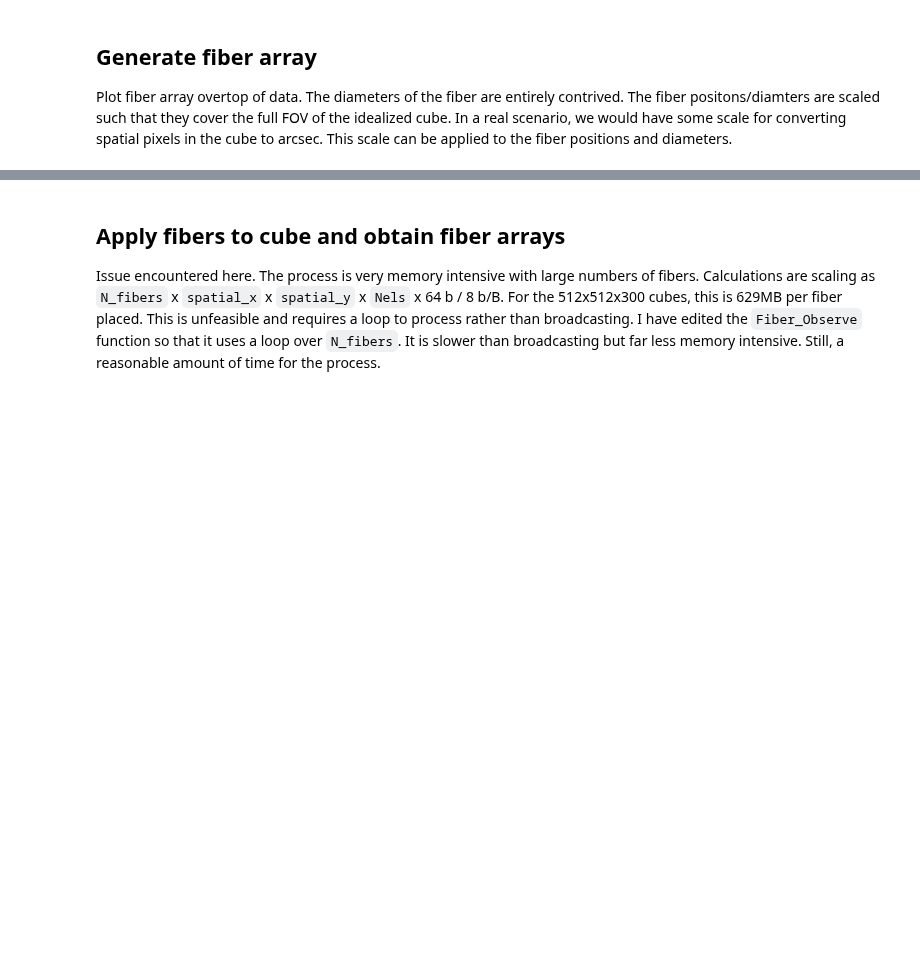
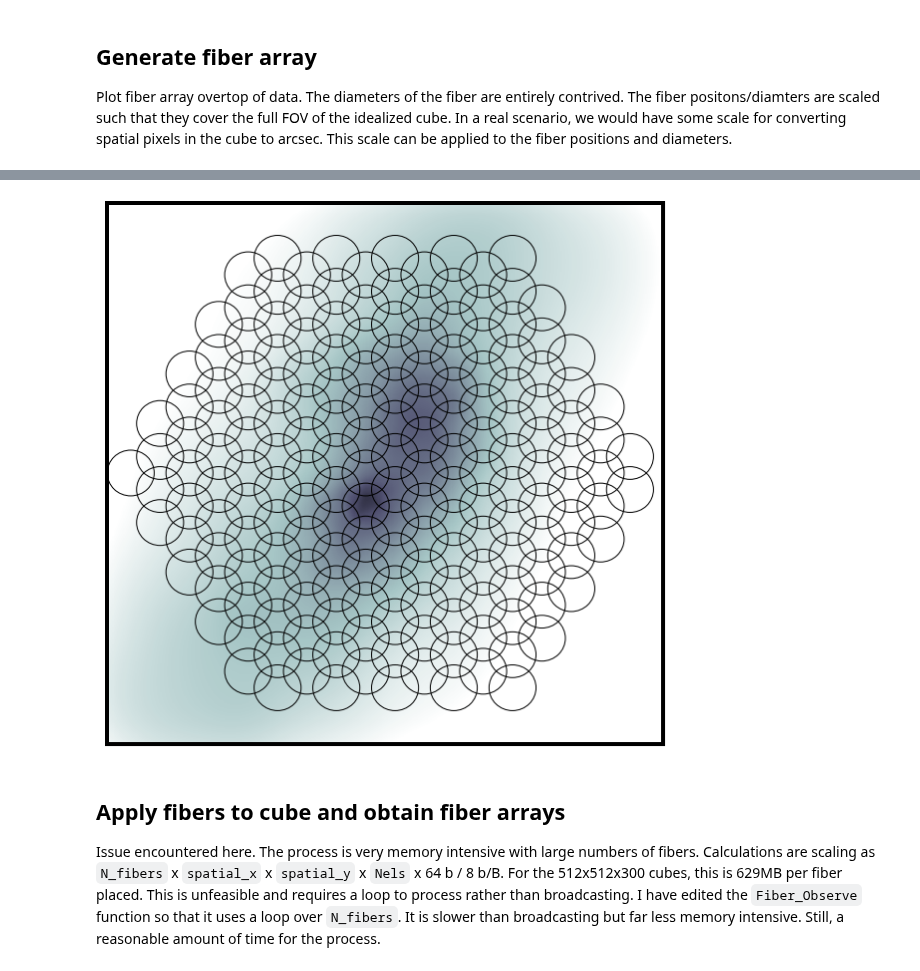
Before and after one commit to cbottrell/RealSim-IFS, a Jupyter notebook: TNG-100_Kinematics_Tests.ipynb, the cells around one changed output, grey strips where cells are left out. Drawn from its saved outputs; the diff is of its cells as text; code cells hidden in the pictures; blank space fills up the shorter version.

```diff
--- a/TNG-100_Kinematics_Tests.ipynb
+++ b/TNG-100_Kinematics_Tests.ipynb
@@ -170,0 +180,91 @@ ax.set_ylim(0,data_shape[1])
+# %%
+import numpy as np
+from astropy.io import fits
+import matplotlib.pyplot as plt
+import RealSim_IFS
+import os,sys,time
+from shutil import copy as cp
+from copy import copy
+from matplotlib.patches import Circle
+
+def add_colorbar(im,ax,label,colour='white'):
+    axin = ax.inset_axes(
+            [0.05,0.05, 0.9, 0.025], transform=ax.transAxes)
+    cbar = plt.colorbar(im, cax=axin, orientation='horizontal')
+    cbar.ax.tick_params(color=colour, labelcolor=colour,direction='in',labeltop=1,
+                        labelbottom=0,top=1,bottom=0, width=1, labelsize=14)
+    cbar.set_label(label, color=colour, size=12)
+    cbar.ax.xaxis.set_label_position('top')
+    cbar.outline.set_edgecolor(colour)
+    cbar.outline.set_linewidth(1.5)
+
+def generate_figure(simID,snapID,subhaloID,ptype,camera):
+
+    if 'SLURM_TMPDIR' in [key for key in os.environ.keys()]:
+        wdir = os.environ['SLURM_TMPDIR']
+        os.chdir(wdir)
+        print(os.getcwd())
+
+    losvd_dir = '/home/bottrell/scratch/Merger_Kinematics/LOSVD/{}/{:03d}'.format(simID,snapID)
+    filename = '{}/kinemetry_datacube_{}_{}_{}_{}_{}.fits'.format(losvd_dir,simID,snapID,subhaloID,ptype,camera)
+
+    start = time.time()
+    localfile = filename.replace(losvd_dir,wdir)
+    start = time.time()
+    cp(filename,localfile)
+    maps = RealSim_IFS.Generate_Maps_From_File(localfile)
+    hdr = fits.getheader(localfile)
+    data = fits.getdata(localfile).transpose(2,0,1)
+    print(time.time()-start)
+    if os.access(localfile,0):os.remove(localfile)
+
+    fig,ax = plt.subplots(1,1,figsize=(10,10))
+    ax.get_xaxis().set_visible(False)
+    ax.get_yaxis().set_visible(False)
+    for spine in ['top','left','right','bottom']:
+        ax.spines[spine].set_linewidth(4)
+
+    cmap = copy(plt.cm.bone_r)
+    cmap.set_bad('black', 1.0)
+    im = ax.imshow(np.log10(maps[0]),vmin=4,vmax=7,cmap=cmap,origin='lower',aspect='auto',interpolation=None)
+    cbar_colour = 'white'
+    #label = r'Stellar surface density, $\log\;\Sigma_{\star}$ [M$_{\odot}}$/kpc$^2$]'
+    #add_colorbar(im,ax,label,colour=cbar_colour)
+
+    # generate array of fiber positions
+    (xc_arr,yc_arr),params = RealSim_IFS.MaNGA_Observe(bundle_name='None',
+                                                       fibers_per_side=5,
+                                                       n_observations='Classic',
+                                                       bundle_xoffset_arcsec=0.,
+                                                       bundle_yoffset_arcsec=0.,
+                                                       rotation_degrees = 0.,
+                                                       return_params=True)
+    fiber_diameter_arcsec = params['fiber_diameter_arcsec']
+    core_diameter_arcsec = params['core_diameter_arcsec']
+    n_observations = xc_arr.shape[-1]
+
+    data_shape = maps.shape
+
+    size_pixels = 2*(np.max(np.abs(xc_arr))+core_diameter_arcsec/2.)
+    arcsec_per_pixel = size_pixels/float(data_shape[1])
+
+    # rescale and set new origin
+    xc_cores_pixels = xc_arr.flatten()/arcsec_per_pixel+data_shape[1]/2.
+    yc_cores_pixels = yc_arr.flatten()/arcsec_per_pixel+data_shape[1]/2.
+    diam_cores_pixels = core_diameter_arcsec/arcsec_per_pixel
+    diam_fibers_pixels = fiber_diameter_arcsec/arcsec_per_pixel
+
+    for xy in zip(xc_cores_pixels,yc_cores_pixels):
+#         clad = Circle(xy=xy,radius=diam_fibers_pixels/2,transform=ax.transData,edgecolor='Gray',facecolor='None')
+#         ax.add_artist(clad)
+        core = Circle(xy=xy,radius=diam_cores_pixels/2,transform=ax.transData,edgecolor='Black',facecolor='None')
+        ax.add_artist(core)
+
+    fig.savefig('/home/bottrell/scratch/Merger_Kinematics/RealSim-IFS/Figures/TNG_Kinematics_Test_CoreOverlay.pdf',bbox_inches='tight')
+
+    return(xc_cores_pixels,yc_cores_pixels,diam_cores_pixels,data,hdr,filename)
+
+if __name__ == '__main__':
+
+    xc_cores_pixels,yc_cores_pixels,diam_cores_pixels,data,hdr,filename = generate_figure('TNG100-1',99,528190,'stars','i0')
+# %% [output]
@@ -171,3 +273,4 @@ ax.set_ylim(0,data_shape[1])
+[figure, added]
 # %% [markdown]
 ## Apply fibers to cube and obtain fiber arrays
 
```
Also changed, not shown: parts of 11 cells of this notebook, 3 other files.
